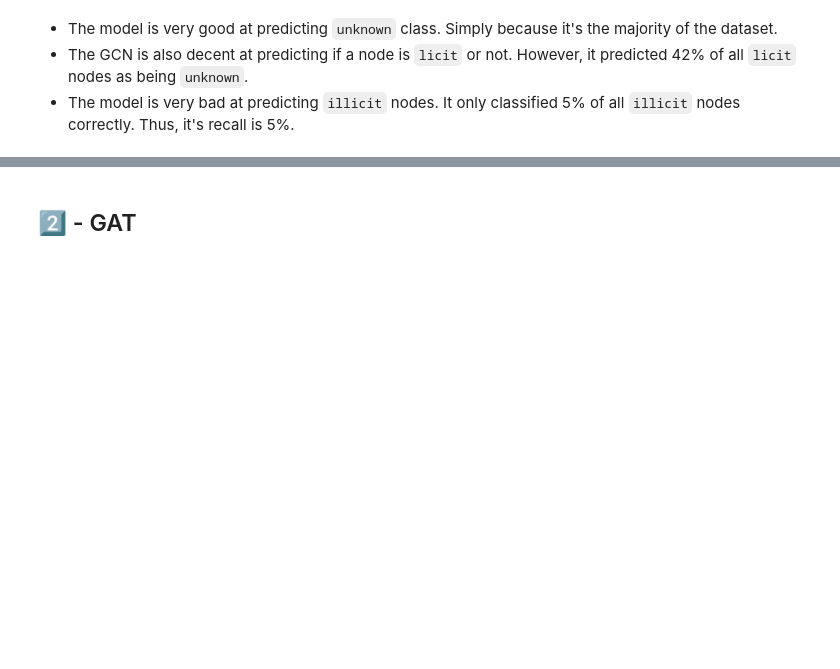
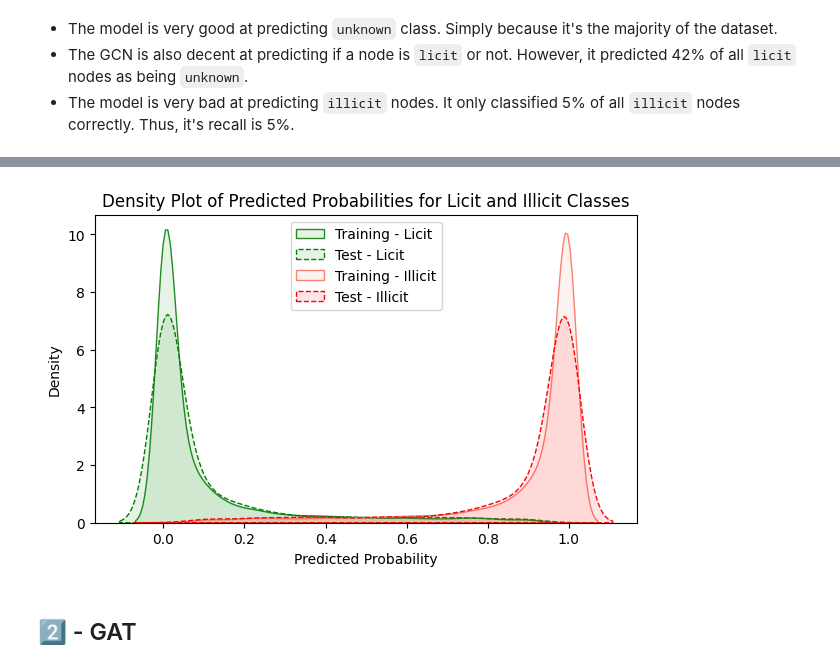
Before and after one commit to PeeteKeesel/kaggle-verse, a Jupyter notebook: bitcoin-transactions-graph-neural-networks.ipynb, the cells around one changed output, grey strips where cells are left out. Saved outputs shown, nothing was run; the diff lists cells and outputs as text; code cells hidden in the pictures; blank space fills up the shorter version.

```diff
--- a/bitcoin-transactions-graph-neural-networks.ipynb
+++ b/bitcoin-transactions-graph-neural-networks.ipynb
@@ -796,6 +866,13 @@ def predict(model, data):
         out = model(data)
         pred = out.argmax(dim=1)
     return pred
+
+def predict_probabilities(model, data):
+    model.eval()
+    with torch.no_grad():
+        out = model(data)
+        probabilities = torch.exp(out)
+    return probabilities
 # %%
 train_losses = []
 train_accuracies = []
@@ -989,3 +1118,6 @@ plt.show()
 - The model is very good at predicting `unknown` class. Simply because it's the majority of the dataset.
 - The GCN is also decent at predicting if a node is `licit` or not. However, it predicted 42% of all `licit` nodes as being `unknown`.
 - The model is very bad at predicting `illicit` nodes. It only classified 5% of all `illicit` nodes correctly. Thus, it's recall is 5%.
+# %%
+train_probas = predict_probabilities(model, data)[data.train_mask]
+test_probas = predict_probabilities(model, data)[data.test_mask]
@@ -992,3 +1130,35 @@ plt.show()
+# %%
+ALPHA = 0.1
+
+train_probas_licit = train_probas[:, 0].cpu().numpy()  # Class index 0 corresponds to 'licit'
+train_probas_illicit = train_probas[:, 1].cpu().numpy()  # Class index 1 corresponds to 'illicit'
+
+test_probas_licit = test_probas[:, 0].cpu().numpy()
+test_probas_illicit = test_probas[:, 1].cpu().numpy()
+
+
+# -------- #
+# Plotting #
+# -------- #
+
+plt.figure(figsize=(7, 4))
+
+# Plot licit class probabilities
+sns.kdeplot(train_probas_licit, fill=True, color="forestgreen", linestyle='-', alpha=ALPHA, label="Training - Licit")
+sns.kdeplot(test_probas_licit, fill=True, color="green", linestyle='--', alpha=ALPHA, label="Test - Licit")
+
+# Plot illicit class probabilities
+sns.kdeplot(train_probas_illicit, fill=True, color="salmon", linestyle='-', alpha=ALPHA, label="Training - Illicit")
+sns.kdeplot(test_probas_illicit, fill=True, color="red", linestyle='--', alpha=ALPHA, label="Test - Illicit")
+
+plt.title("Density Plot of Predicted Probabilities for Licit and Illicit Classes")
+plt.xlabel("Predicted Probability")
+plt.ylabel("Density")
+plt.legend(loc="upper center")
+
+plt.show()
+# %% [output]
+[figure, added]
 # %% [markdown]
 ## 2️⃣ - GAT
 # %%
```
Also changed, not shown: parts of 29 cells of this notebook.
